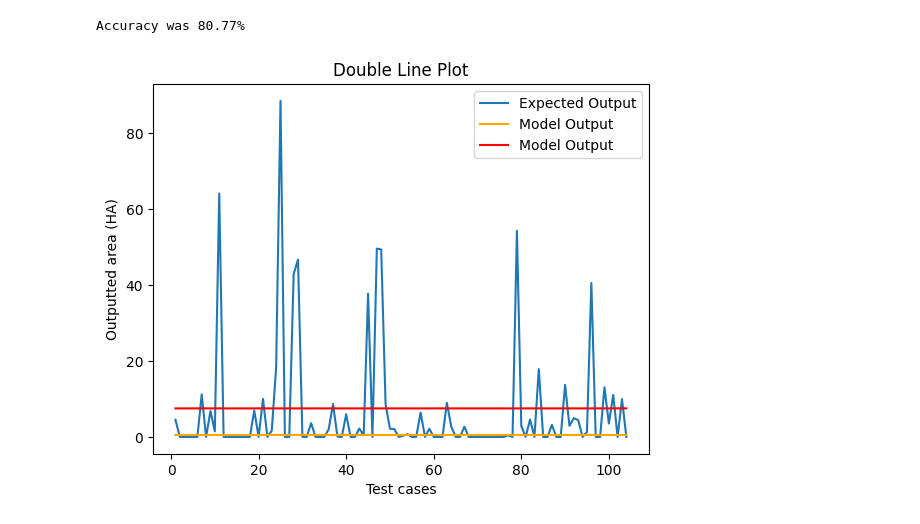
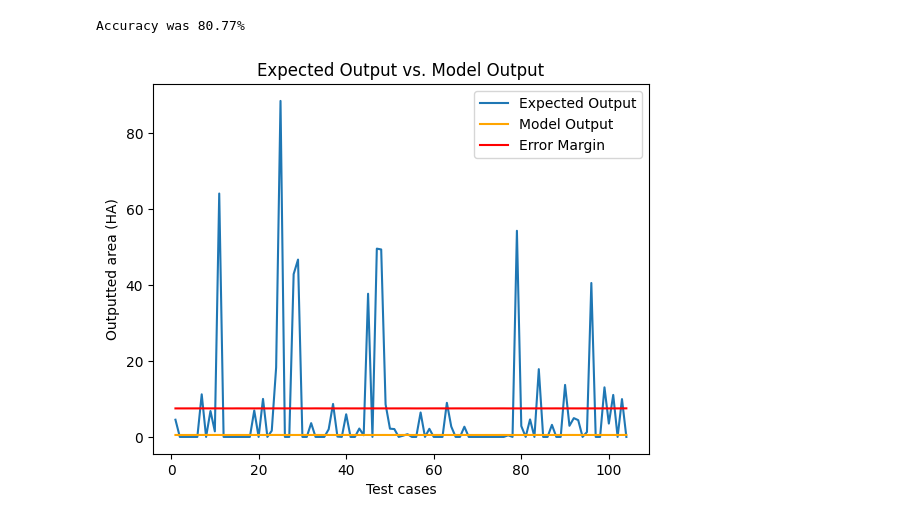
Before and after one commit to sashamrobinson/Firewatch, a Jupyter notebook: ForestFirePredictiveModel.ipynb, the cells around one changed output. Cells and saved outputs as stored; diff of their text form; code cells hidden in the pictures.

```diff
--- a/ForestFirePredictiveModel.ipynb
+++ b/ForestFirePredictiveModel.ipynb
@@ -109,23 +110,23 @@ Accuracy was 80.77%
 # %%
 formatted_predictions = []
 for i in range(0, len(predictions)):
     formatted_predictions.append(predictions[i][0])
 
 x_values = [i for i in range(1, len(testing_inputs)+1)]
 y1_values = testing_outputs
 y2_values = formatted_predictions
 error_margin = [formatted_predictions[i] + 7 for i in range(0, len(testing_inputs))]
 
 # Creating line plots
 sns.lineplot(x=x_values, y=y1_values, label='Expected Output')
 sns.lineplot(x=x_values, y=y2_values, label='Model Output', color='orange')
-sns.lineplot(x=x_values, y=error_margin, label='Model Output', color='red')
+sns.lineplot(x=x_values, y=error_margin, label='Error Margin', color='red')
 
 plt.xlabel('Test cases')
 plt.ylabel('Outputted area (HA)')
-plt.title('Double Line Plot')
+plt.title('Expected Output vs. Model Output')
 
 plt.legend()
 plt.show()
 # %% [output]
-[figure, old version]
+[figure, new version]
```
Also changed, not shown: parts of 1 cell of this notebook, 1 other file.
